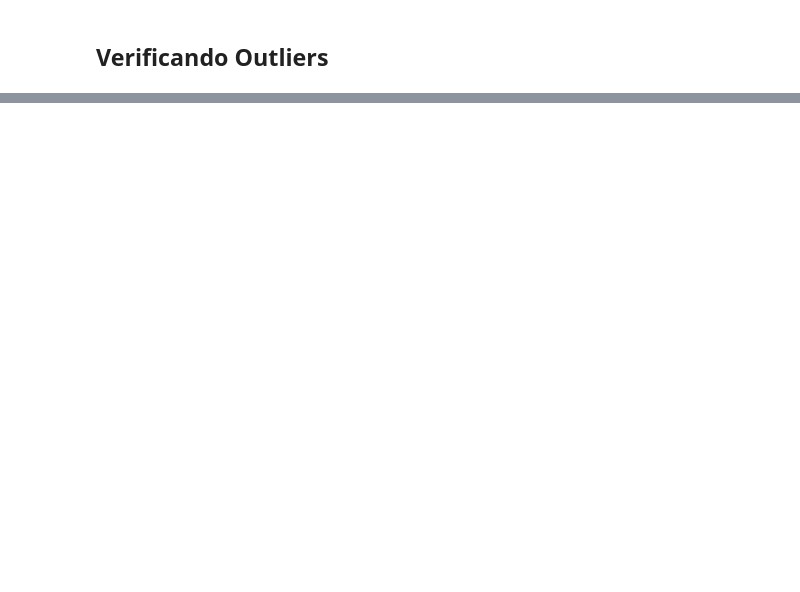
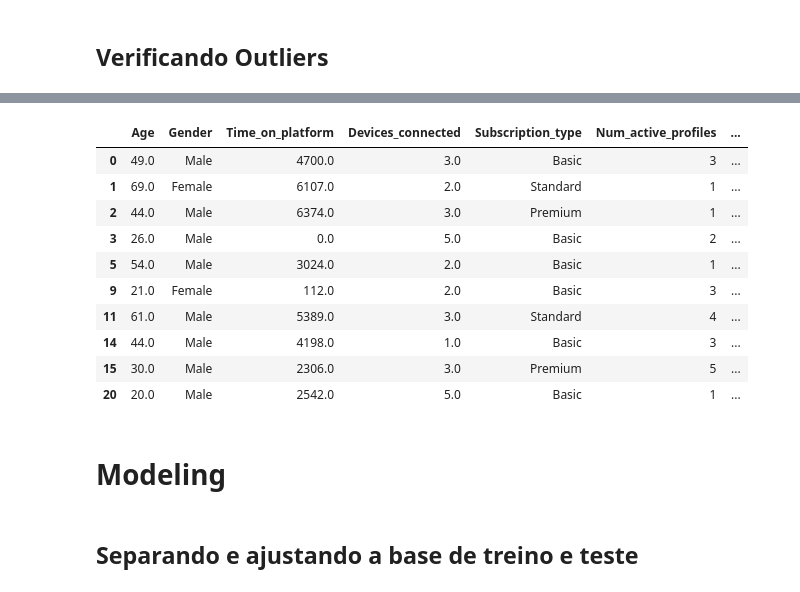
Before and after one commit to GTBelini22/Case_Classsificacao, a Jupyter notebook: Desafio_Previsão_de_Streaminyg_Classificação.ipynb, the cells around one changed output, grey strips where cells are left out. Cells and saved outputs as stored; diff of their text form; code cells hidden in the pictures; blank space fills up the shorter version.

Commit message:
Separado em treino e teste

```diff
--- a/Desafio_Previsão_de_Streaminyg_Classificação.ipynb
+++ b/Desafio_Previsão_de_Streaminyg_Classificação.ipynb
@@ -162,0 +202,23 @@ df.describe()
+# %%
+le= LabelEncoder()
+# %%
+le.fit(df.Churned)
+df.Churned = le.transform(df.Churned)
+# %%
+df.head(10)
+# %% [output]
+|  | Age | Gender | Time_on_platform | Devices_connected | Subscription_type | Num_active_profiles | ... |
+| 0 | 49.0 | Male | 4700.0 | 3.0 | Basic | 3 | ... |
+| 1 | 69.0 | Female | 6107.0 | 2.0 | Standard | 1 | ... |
+| 2 | 44.0 | Male | 6374.0 | 3.0 | Premium | 1 | ... |
+| 3 | 26.0 | Male | 0.0 | 5.0 | Basic | 2 | ... |
+| 5 | 54.0 | Male | 3024.0 | 2.0 | Basic | 1 | ... |
+| 9 | 21.0 | Female | 112.0 | 2.0 | Basic | 3 | ... |
+| 11 | 61.0 | Male | 5389.0 | 3.0 | Standard | 4 | ... |
+| 14 | 44.0 | Male | 4198.0 | 1.0 | Basic | 3 | ... |
+| 15 | 30.0 | Male | 2306.0 | 3.0 | Premium | 5 | ... |
+| 20 | 20.0 | Male | 2542.0 | 5.0 | Basic | 1 | ... |
+# %% [markdown]
+# Modeling
+# %% [markdown]
+## Separando e ajustando a base de treino e teste
```
Also changed, not shown: parts of 10 cells of this notebook.
